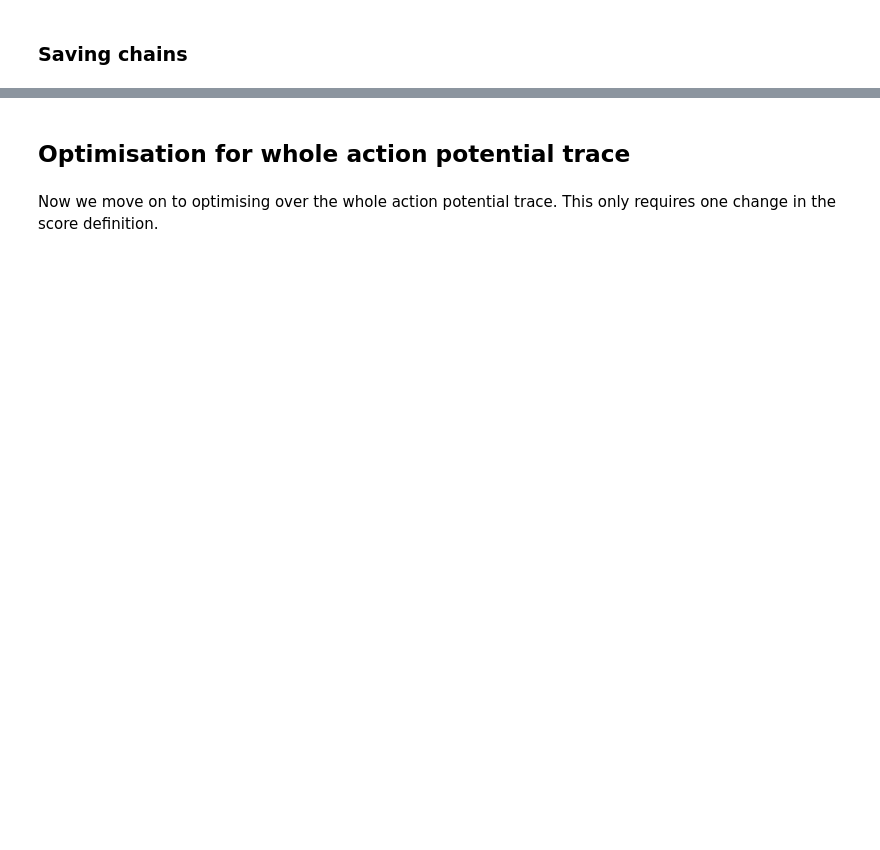
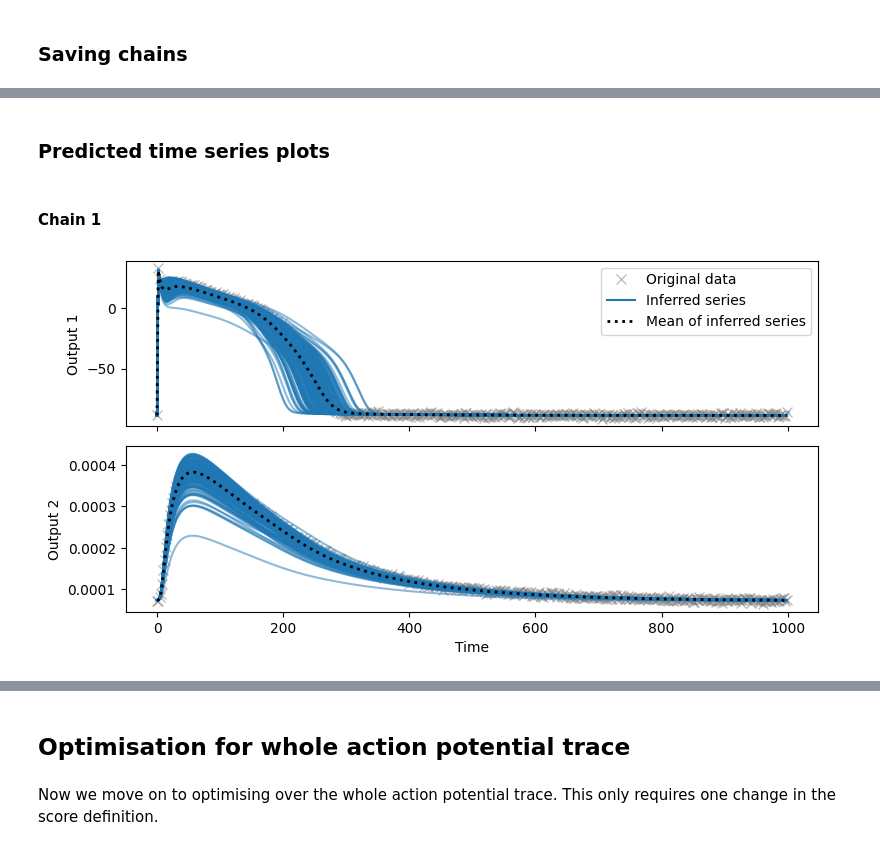
Before and after one commit to mghosh00/CardiacModels, a Jupyter notebook: cardiac_models/examples/torord/torord.ipynb, the cells around one changed output, grey strips where cells are left out. Saved outputs shown, nothing was run; the diff lists cells and outputs as text; code cells hidden in the pictures; blank space fills up the shorter version.

```diff
--- a/cardiac_models/examples/torord/torord.ipynb
+++ b/cardiac_models/examples/torord/torord.ipynb
@@ -794,0 +872,9 @@ for i, chain in enumerate(chains):
+# %% [markdown]
+### Predicted time series plots
+# %% [markdown]
+#### Chain 1
+# %%
+pints.plot.series(chains[0, :], problem)
+plt.savefig("inference_outputs/series_lca_kr_cl.png")
+# %% [output]
+[figure, added]
```
Also changed, not shown: parts of 27 cells of this notebook.
